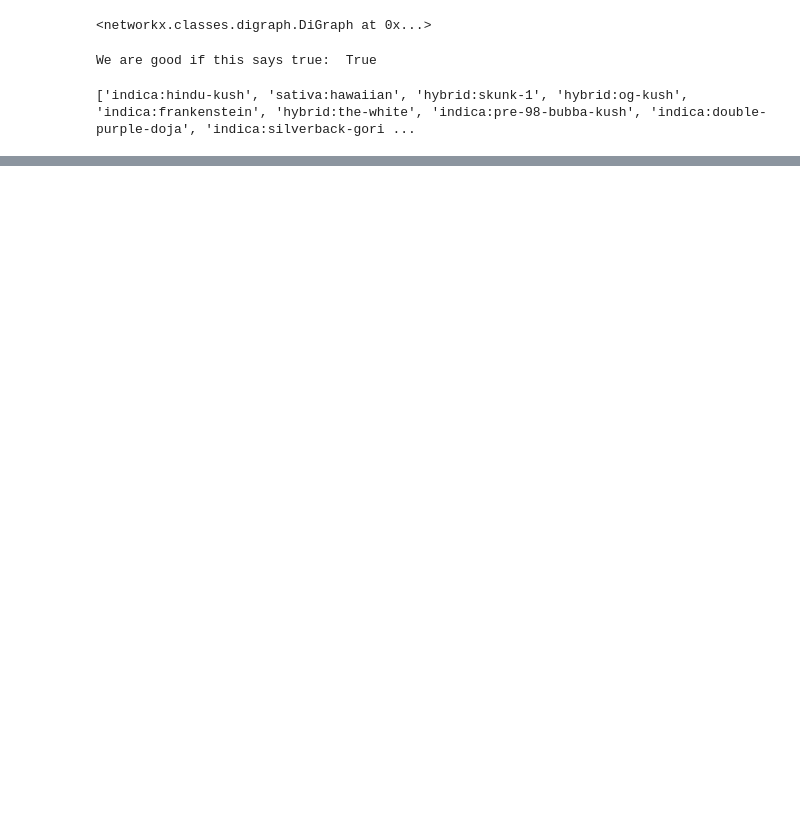
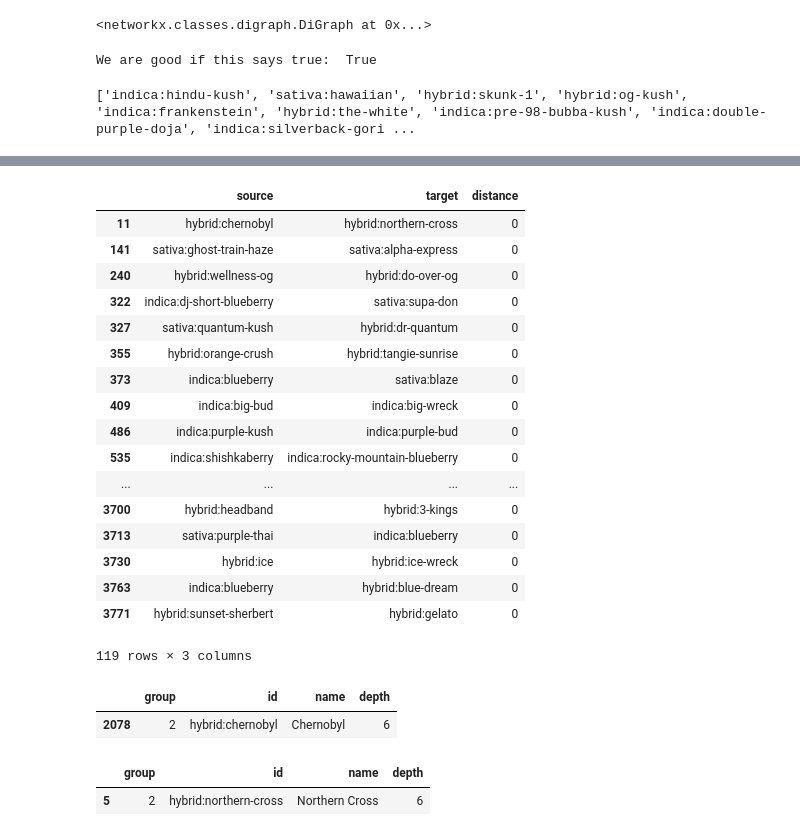
Before and after one commit to ishansaraf/PlantGenealogy, a Jupyter notebook: Data/ReduceToInteresting.ipynb, the cells around one changed output, grey strips where cells are left out. Cells and saved outputs as stored; diff of their text form; code cells hidden in the pictures; blank space fills up the shorter version.

```diff
--- a/Data/ReduceToInteresting.ipynb
+++ b/Data/ReduceToInteresting.ipynb
@@ -273,3 +271,39 @@ df_nodes.head(10)
+# %%
+def calculate_dist(d):
+    parent_depth= df_nodes[df_nodes['id']==d['source']]['depth'].values[0]
+    child_depth=df_nodes[df_nodes['id']==d['target']]['depth'].values[0]
+    return child_depth-parent_depth
+df_edges2['distance']=df_edges2.apply(calculate_dist,axis=1)
+df_edges2[df_edges2['distance']==0]
+# %% [output]
+|  | source | target | distance |
+| 11 | hybrid:chernobyl | hybrid:northern-cross | 0 |
+| 141 | sativa:ghost-train-haze | sativa:alpha-express | 0 |
+| 240 | hybrid:wellness-og | hybrid:do-over-og | 0 |
+| 322 | indica:dj-short-blueberry | sativa:supa-don | 0 |
+| 327 | sativa:quantum-kush | hybrid:dr-quantum | 0 |
+| 355 | hybrid:orange-crush | hybrid:tangie-sunrise | 0 |
+| 373 | indica:blueberry | sativa:blaze | 0 |
+| 409 | indica:big-bud | indica:big-wreck | 0 |
+| 486 | indica:purple-kush | indica:purple-bud | 0 |
+| 535 | indica:shishkaberry | indica:rocky-mountain-blueberry | 0 |
+| ... | ... | ... | ... |
+| 3700 | hybrid:headband | hybrid:3-kings | 0 |
+| 3713 | sativa:purple-thai | indica:blueberry | 0 |
+| 3730 | hybrid:ice | hybrid:ice-wreck | 0 |
+| 3763 | indica:blueberry | hybrid:blue-dream | 0 |
+| 3771 | hybrid:sunset-sherbert | hybrid:gelato | 0 |
+119 rows × 3 columns
+# %%
+df_nodes[df_nodes['id']=='hybrid:chernobyl']
+# %% [output]
+|  | group | id | name | depth |
+| 2078 | 2 | hybrid:chernobyl | Chernobyl | 6 |
+# %%
+df_nodes[df_nodes['id']=='hybrid:northern-cross']
+# %% [output]
+|  | group | id | name | depth |
+| 5 | 2 | hybrid:northern-cross | Northern Cross | 6 |
 # %%
 with open('strains_formatted.json','w') as outfile:
          json.dump({"nodes":df_nodes.to_dict(orient='records'), "links":df_edges2.to_dict(orient='records'),"info":info},outfile)
```
Also changed, not shown: parts of 11 cells of this notebook, 1 other file.
